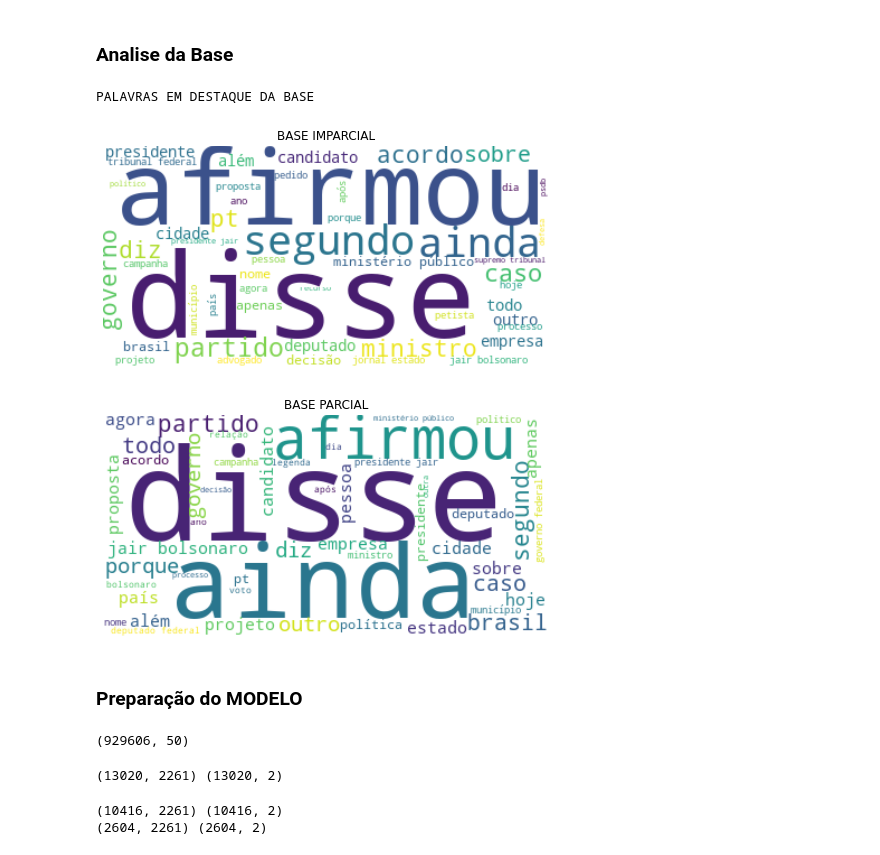
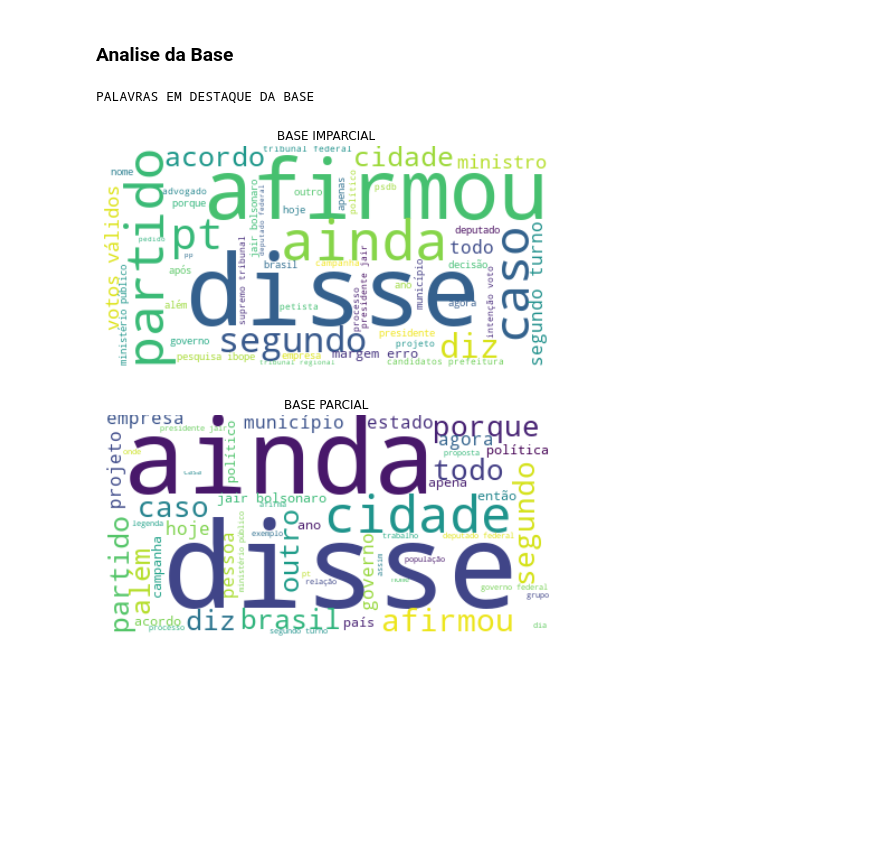
Before and after one commit to JosueSantos/impartiality_discovery, a Jupyter notebook: ImpartialityDiscovery.ipynb, the cells around one changed output. Cells and saved outputs as stored; diff of their text form; code cells hidden in the pictures; blank space fills up the shorter version.

Commit message:
impartiality_discovery v-2.2.1

```diff
--- a/ImpartialityDiscovery.ipynb
+++ b/ImpartialityDiscovery.ipynb
@@ -1,26 +1,23 @@
 # %% [markdown]
 # Modelo de Identificação de Parcialidade em Notícias Jornalísticas
 # %%
+# coding: utf-8
+
 """
 Mapeamento dos Arquivos
 """
 
-BASE_GROUND_TRUTH = '/content/drive/MyDrive/Colab Notebooks/base_ground_truth.csv'
-
-# TRAINING_SENTI_STRENGTH -> Base gerada a partir da analise do SentiStrength
-TRAINING_SENTI_STRENGTH = '/content/drive/MyDrive/Colab Notebooks/base_training.csv'
-# TRAINING_NAIVE_BAYES -> Base gerada a partir da analise do Naive Bayes
-TRAINING_NAIVE_BAYES = '/content/drive/MyDrive/Colab Notebooks/base_training_naive_bayes.csv'
-
-TRAINING = TRAINING_NAIVE_BAYES
+BASE = '/content/drive/MyDrive/Colab Notebooks/base_analytics.csv'
+BASE_FINAL = '/content/drive/MyDrive/Colab Notebooks/base_analytics_final.csv'
 
 MODEL_GENERATOR = True
-EPOCHS = 7
+EPOCHS = 10
 BATCH_SIZE = 1000
 
-MODEL_IN = '/content/drive/MyDrive/Colab Notebooks/model_naive_07.h5'
-MODEL_OUT = '/content/drive/MyDrive/Colab Notebooks/model_naive_07.h5'
+MODEL_SENTI = '/content/drive/MyDrive/Colab Notebooks/model_bidirecional_senti.h5'
+HISTORY_RESULTS_SENTI = '/content/drive/MyDrive/Colab Notebooks/history_results_bidirecional_senti.csv'
 
-HISTORY_RESULTS = '/content/drive/MyDrive/Colab Notebooks/history_results_naive_07.csv'
+MODEL_NAIVE = '/content/drive/MyDrive/Colab Notebooks/model_bidirecional_naive.h5'
+HISTORY_RESULTS_NAIVE = '/content/drive/MyDrive/Colab Notebooks/history_results_bidirecional_naive.csv'
 
 WORD2VEC_S50 = '/content/drive/MyDrive/Colab Notebooks/word2vec_s50.txt'
@@ -270,9 +601,14 @@ Tamanhos Máximo das Notícias da Base:
 # %% [markdown]
 ### Analise da Base
 # %%
+import matplotlib.pyplot as plt
+
+from nltk.probability import FreqDist
+from wordcloud import WordCloud
+
 print("PALAVRAS EM DESTAQUE DA BASE")
 
-impartial_base = train[train['type'] == 'impartial']
+impartial_base = training[training['typeNaive'] == 'impartial']
 
 impartial_unique_string = impartial_base['article_tokens'].apply(lambda text : (" ").join(text) )
 impartial_frequency = FreqDist( impartial_unique_string )
@@ -289,71 +625,33 @@ wordcloud_impartial = WordCloud(
 
 plt.figure(figsize=(8,6))
 plt.title("BASE IMPARCIAL")
 plt.imshow(wordcloud_impartial, interpolation='bilinear')
 plt.axis("off")
 plt.margins(x=0, y=0)
 
 
 
-partial_base = train[train['type'] == 'partial']
+partial_base = training[training['typeNaive'] == 'partial']
 
 partial_unique_string = partial_base['article_tokens'].apply(lambda text : (" ").join(text) )
 partial_frequency = FreqDist( partial_unique_string )
 partial_word_dict = partial_frequency.keys()
 
 partial_unique_string = (" ").join(partial_word_dict)
 
 wordcloud_partial = WordCloud(
     stopwords=['não'],
     margin=0,
     max_words=50,
     background_color="white"
 ).generate( partial_unique_string )
 
 plt.figure(figsize=(8,6))
 plt.title("BASE PARCIAL")
 plt.imshow(wordcloud_partial, interpolation='bilinear')
 plt.axis("off")
 plt.margins(x=0, y=0)
 # %% [output]
 PALAVRAS EM DESTAQUE DA BASE
-[figure, old version]
+[figure, new version]
-[figure, old version]
+[figure, new version]
-# %% [markdown]
-### Preparação do MODELO
-# %%
-if (MODEL_GENERATOR):
-    embedding_matrix = create_embedding_matrix(Word2Vec, MAX_NB_WORDS, EMBEDDING_DIM)
-    print(embedding_matrix.shape)
-# %% [output]
-(929606, 50)
-# %%
-if (MODEL_GENERATOR):
-    # pad_sequences é usado para garantir que todas as sequências em uma lista tenham o mesmo comprimento.
-    # o comprimento será o maior valor entre os 75% da base
-    X = pad_sequences(
-        maxlen=max_len,
-        sequences=train['article_tokens_word2vec'],
-        value=0,
-        padding='post',
-        truncating='post'
-    )
-
-    # pandas get_dummies transforma em valor binário
-    # pd.get_dummies([impartial, partial, impartial])
-    # result [ [1,0], [0,1], [1,0] ]
-    Y = pd.get_dummies(train['type']).values
-    print(X.shape, Y.shape)
-# %% [output]
-(13020, 2261) (13020, 2)
-# %%
-if (MODEL_GENERATOR):
-    # train_test_split - Divide arrays ou matrizes em arrays menores, aleatórios e com subconjuntos de teste
-    # test_size=0.20 - Reservado 20% para teste
-    X_train, X_test, Y_train, Y_test = train_test_split(X,Y, test_size = 0.20, random_state = 42, stratify=Y)
-
-    print(X_train.shape, Y_train.shape)
-    print(X_test.shape, Y_test.shape)
-# %% [output]
-(10416, 2261) (10416, 2)
-(2604, 2261) (2604, 2)
```
Also changed, not shown: parts of 37 cells of this notebook.
